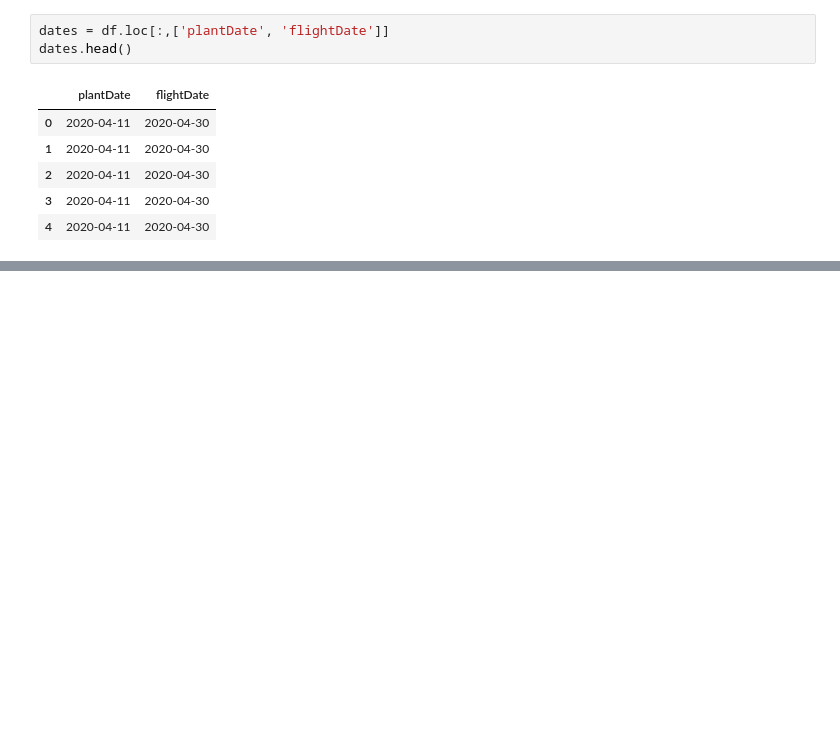
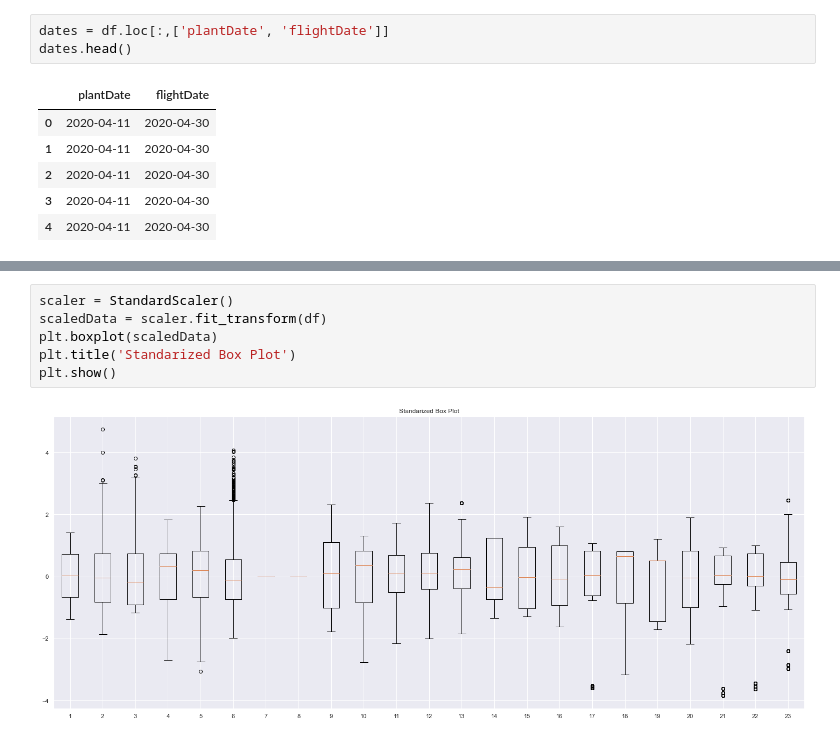
Before and after one commit to rigovm101/CE888_DataScience, a Jupyter notebook: Project/PreProcessing.ipynb, the cells around one changed output, grey strips where cells are left out. Drawn from its saved outputs; the diff is of its cells as text; blank space fills up the shorter version.

```diff
--- a/Project/PreProcessing.ipynb
+++ b/Project/PreProcessing.ipynb
@@ -470,0 +557,8 @@ dates.head()
+# %%
+scaler = StandardScaler()
+scaledData = scaler.fit_transform(df)
+plt.boxplot(scaledData)
+plt.title('Standarized Box Plot')
+plt.show()
+# %% [output]
+[figure, added]
```
Also changed, not shown: parts of 8 cells of this notebook, 6 other files.
